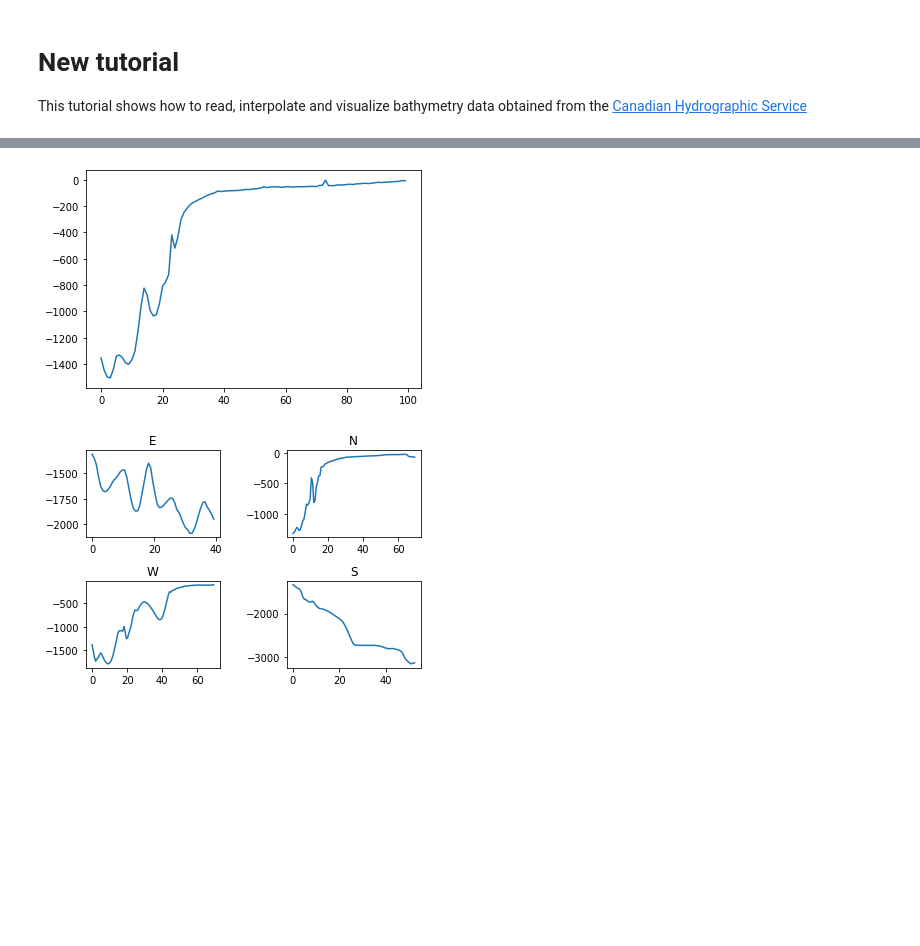
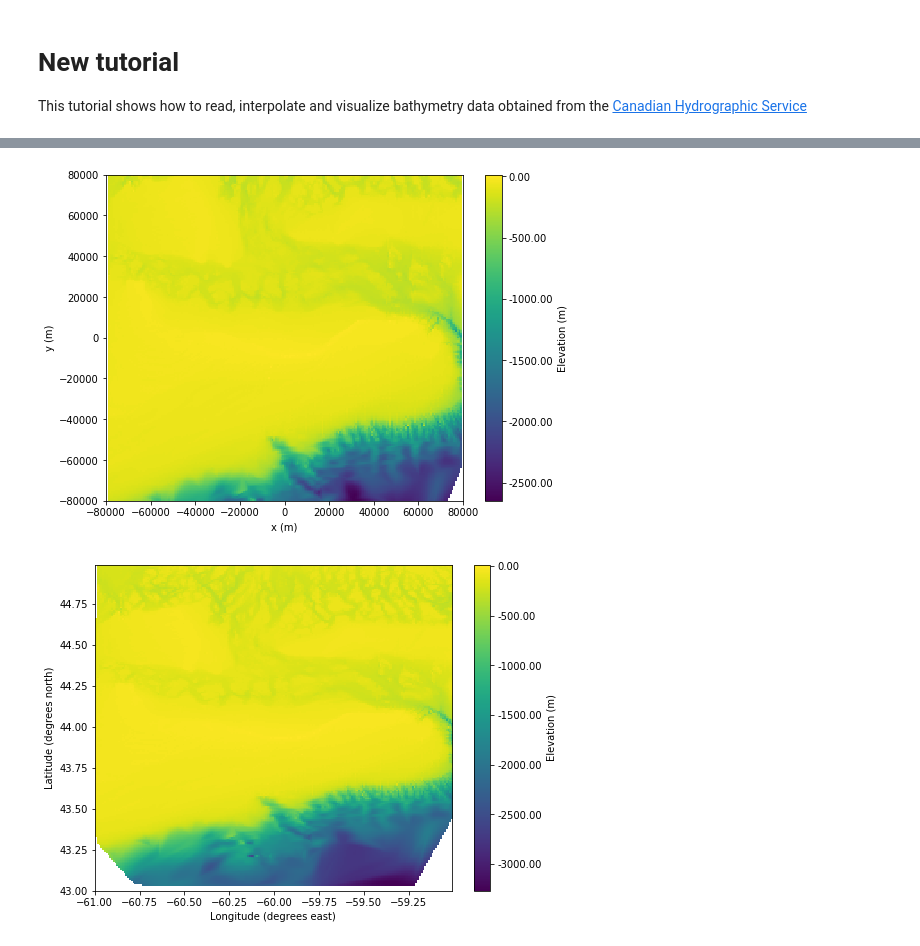
Before and after one commit to cxzhangqi/kadlu, a Jupyter notebook: docs/source/tutorials/new_tutorial/new_tutorial.ipynb, the cells around one changed output, grey strips where cells are left out. Saved outputs shown, nothing was run; the diff lists cells and outputs as text; code cells hidden in the pictures; blank space fills up the shorter version.

Commit message:
added plot method in geospatial module

```diff
--- a/docs/source/tutorials/new_tutorial/new_tutorial.ipynb
+++ b/docs/source/tutorials/new_tutorial/new_tutorial.ipynb
@@ -31,31 +4,37 @@ plt.show()
-# %%
-from kadlu.geospatial.bathy_reader import LatLon
-
-# make a 70-km long one-dimensional slice, following a straight line in a
-# NW direction starting from the center of the map
-slice = interp.slice(angle=135, distance=70E3, origin=LatLon(43.5,-59.5))
-
-# plot the slice
-plt.plot(slice)
-plt.show()
-# %% [output]
-[figure, removed]
-# %%
-# make 4 such slices at uniformly spaced angles, starting at 0 degrees (east)
-slices = interp.slice(angle=0, num_slices=4, distance=70E3, origin=LatLon(43.5,-59.5))
-
-# plot the four slices
-import numpy as np
-titles = ['E', 'N', 'W', 'S']
-for i, (t,s) in enumerate(zip(titles, slices)):
-    plt.subplot(221+i)
-    n = len(s)
-    x = np.arange(n, dtype=float)
-    x = x / n * 70
-    plt.plot(x, s)
-    plt.title(t)
-
-plt.subplots_adjust(wspace = 0.5, hspace = 0.5)
-plt.show()
-# %% [output]
-[figure, removed]
+# %%
+import numpy as np
+from kadlu.geospatial.data_provider import DataProvider
+from kadlu.geospatial.geospatial import plot
+import matplotlib.pyplot as plt
+
+# folder where the GeoTIFF files are stored
+folder = 'assets/'
+
+# initialize the data provider
+provider = DataProvider(folder, south=43, north=45, west=-61, east=-59, bathy_source="CHS", interpolation_method='cubic')
+
+# interpolate bathymetry on a planar 201 x 201 grid, covering an area of 80km x 80km
+x = np.arange(start=-100, stop=101, step=1) * 800
+y = x.copy()
+z = provider.bathy(x=x, y=y, grid=True, geometry='planar')
+
+# make the figure
+plot(x=x, y=y, z=z, geometry='planar')
+
+# draw it
+plt.show()
+# %% [output]
+[figure, added]
+# %%
+# interpolate bathymetry on a spherical 200 x 200 grid, covering 43 to 45 deg N and -61 to -59 deg E
+lon = np.arange(start=-61, stop=-59, step=0.01)
+lat = np.arange(start=43, stop=45, step=0.01)
+z = provider.bathy(x=lon, y=lat, grid=True, geometry='spherical')
+
+# make the figure
+plot(x=lon, y=lat, z=z, geometry='spherical')
+
+# draw it
+plt.show()
+# %% [output]
+[figure, added]
```
Also changed, not shown: parts of 2 cells of this notebook, 2 other files.
